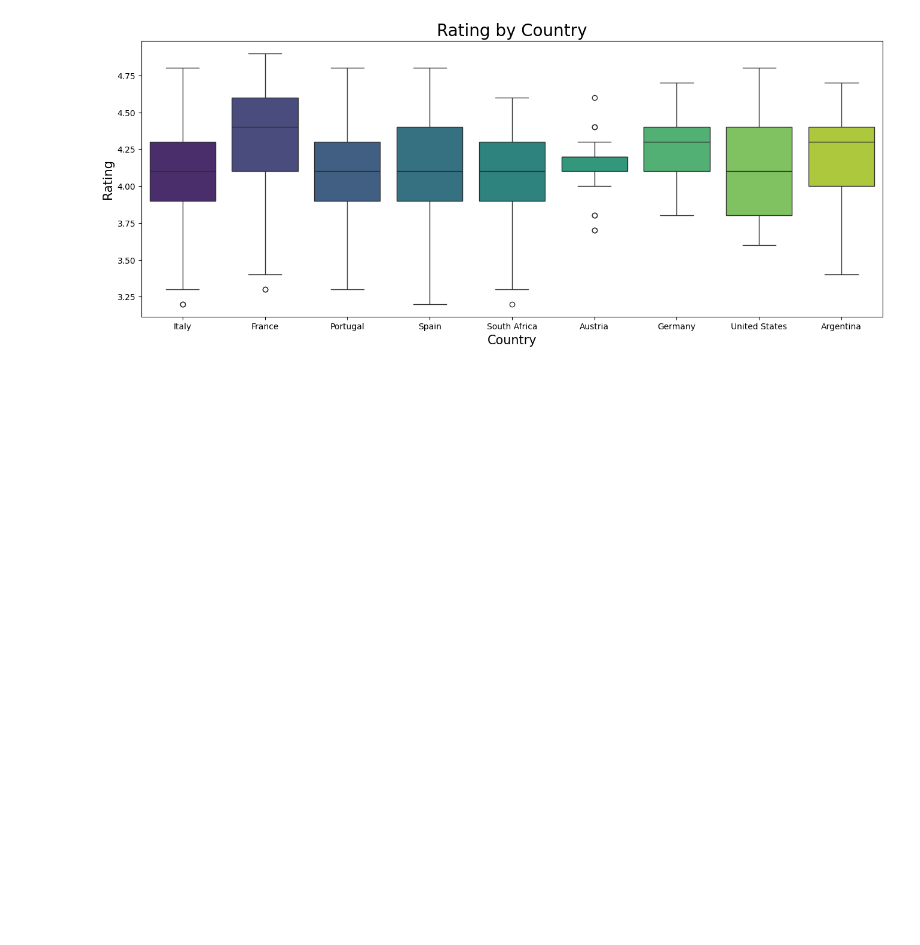
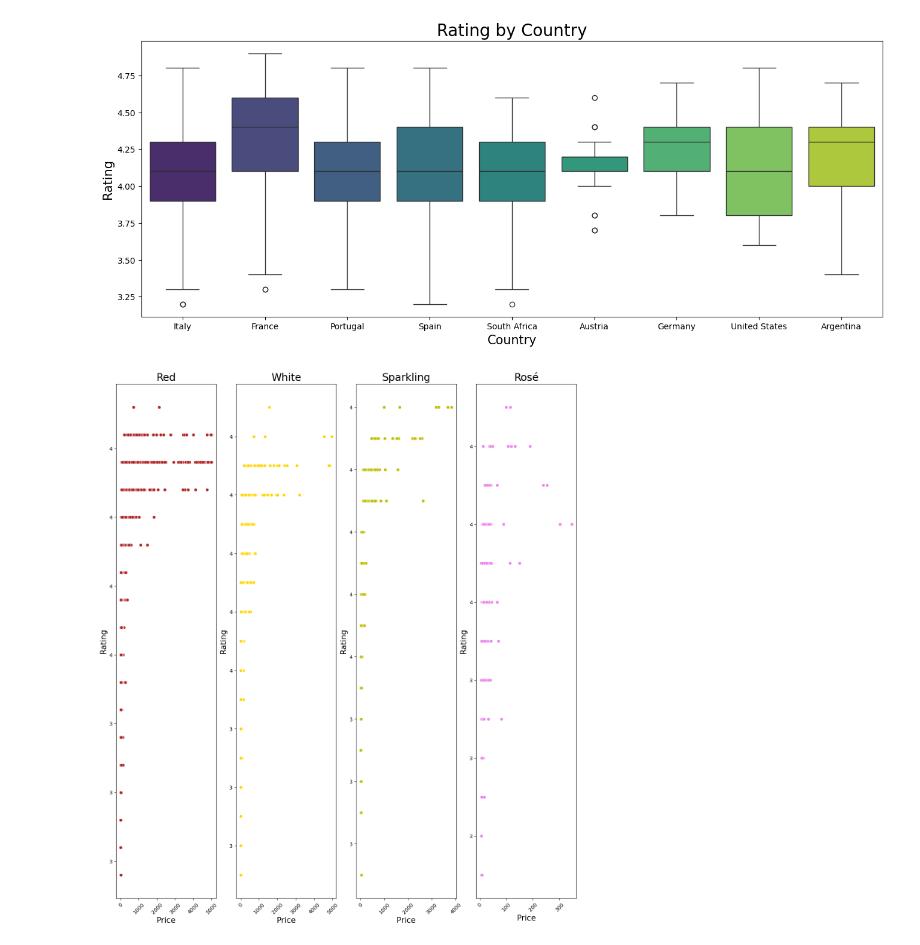
Before and after one commit to trashpanda-ai/In-Vino-Veritas, a Jupyter notebook: drafts/other plots.ipynb, the cells around one changed output. Drawn from its saved outputs; the diff is of its cells as text; code cells hidden in the pictures; blank space fills up the shorter version.

Commit message:
Scatterplot per cat color coded

```diff
--- a/drafts/other plots.ipynb
+++ b/drafts/other plots.ipynb
@@ -109,3 +109,48 @@ Passing `palette` without assigning `hue` is deprecated and will be removed in v
 [figure]
 [figure]
 [figure]
+# %%
+plt.figure(figsize=(16,18))
+plt.subplot(1,4,1)
+graph1 = sns.scatterplot(x='Price', y='Rating',
+                 data= df_filtered[df_filtered["Wine_Type_ID"] == 1],
+                 color="firebrick")
+graph1.set_title("Red", fontsize=20)
+graph1.set_xlabel("Price", fontsize=15)
+graph1.set_ylabel("Rating", fontsize=15)
+graph1.set_xticklabels(graph1.get_xticklabels(),rotation=45)
+graph1.set_yticklabels(graph1.get_yticks().astype(int))
+
+plt.subplot(1,4,2)
+graph1 = sns.scatterplot(x='Price', y='Rating',
+                 data= df_filtered[df_filtered["Wine_Type_ID"] == 2],
+                 color="gold")
+graph1.set_title("White", fontsize=20)
+graph1.set_xlabel("Price", fontsize=15)
+graph1.set_ylabel("Rating", fontsize=15)
+graph1.set_xticklabels(graph1.get_xticklabels(),rotation=45)
+graph1.set_yticklabels(graph1.get_yticks().astype(int))
+
+plt.subplot(1,4,3)
+graph1 = sns.scatterplot(x='Price', y='Rating',
+                 data= df_filtered[df_filtered["Wine_Type_ID"] == 3],
+                 color="y")
+graph1.set_title("Sparkling", fontsize=20)
+graph1.set_xlabel("Price", fontsize=15)
+graph1.set_ylabel("Rating", fontsize=15)
+graph1.set_xticklabels(graph1.get_xticklabels(),rotation=45)
+graph1.set_yticklabels(graph1.get_yticks().astype(int))
+
+plt.subplot(1,4,4)
+graph1 = sns.scatterplot(x='Price', y='Rating',
+                 data= df_filtered[df_filtered["Wine_Type_ID"] == 4],
+                 color="violet")
+graph1.set_title("Rosé", fontsize=20)
+graph1.set_xlabel("Price", fontsize=15)
+graph1.set_ylabel("Rating", fontsize=15)
+graph1.set_xticklabels(graph1.get_xticklabels(),rotation=45)
+graph1.set_yticklabels(graph1.get_yticks().astype(int))
+
+plt.savefig('Rating by Price per Category.pdf')
+# %% [output]
+[figure, added]
```
Also changed, not shown: parts of 2 cells of this notebook, 3 other files.
